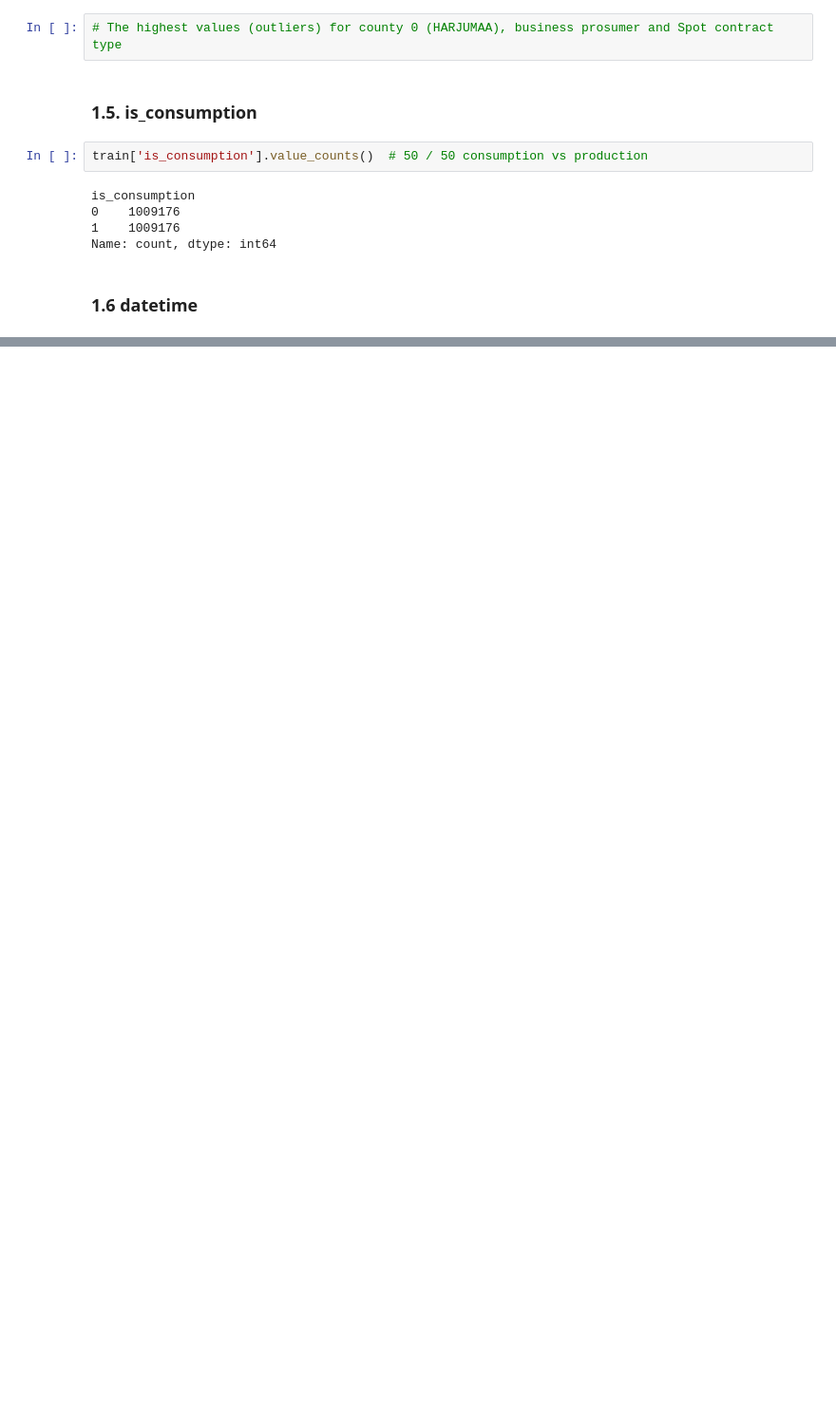
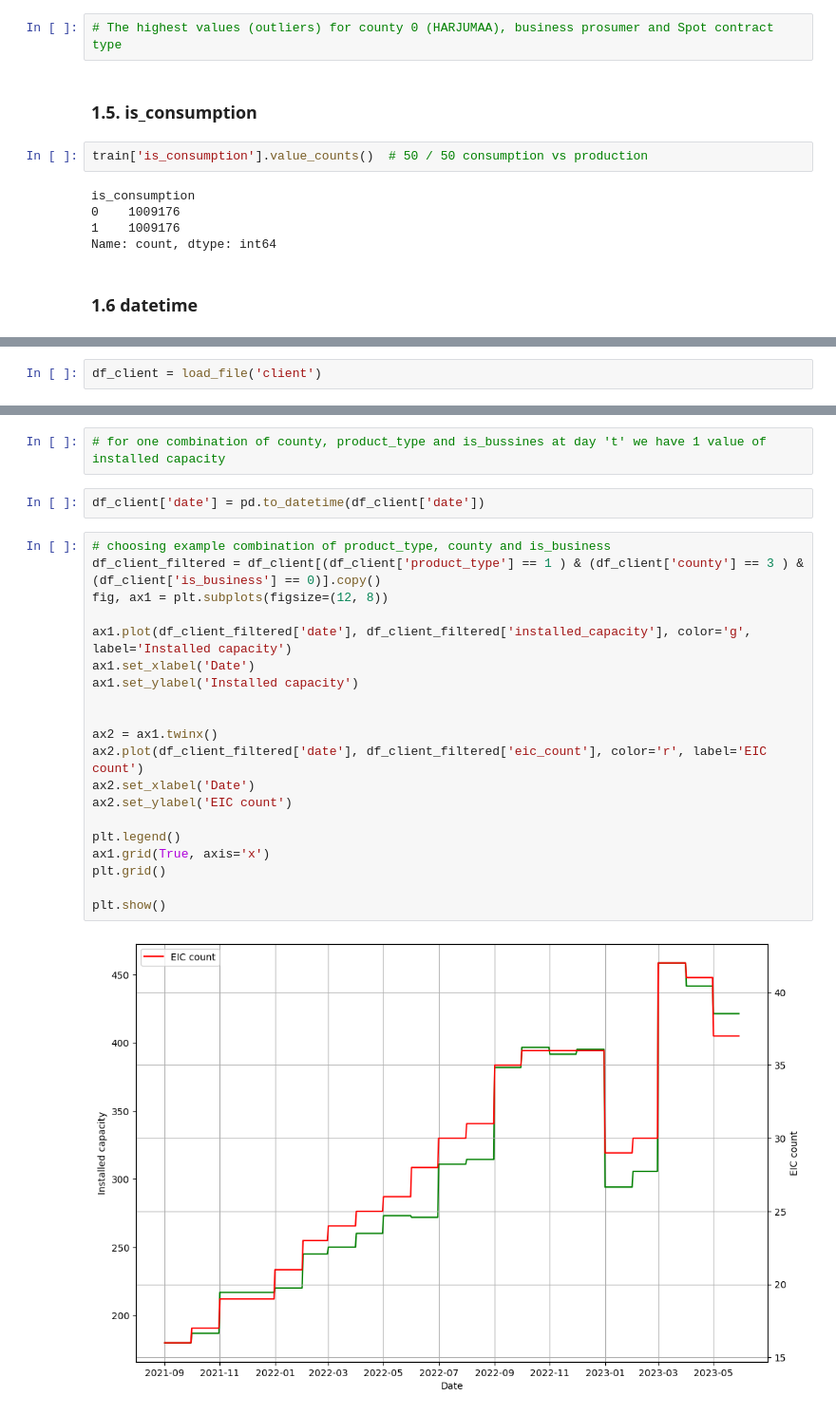
Before and after one commit to DWalicki95/energy_behavior_of_prosumers, a Jupyter notebook: notebooks/EDA.ipynb, the cells around one changed output, grey strips where cells are left out. Shown at 95% size. Saved outputs shown, nothing was run; the diff lists cells and outputs as text; blank space fills up the shorter version.

```diff
--- a/notebooks/EDA.ipynb
+++ b/notebooks/EDA.ipynb
@@ -265,0 +415,2 @@ Name: datetime, Length: 2018352, dtype: datetime64[ns, Europe/Tallinn]
+# %%
+df_client = load_file('client')
@@ -265,0 +457,26 @@ Name: datetime, Length: 2018352, dtype: datetime64[ns, Europe/Tallinn]
+# %%
+# for one combination of county, product_type and is_bussines at day 't' we have 1 value of installed capacity
+# %%
+df_client['date'] = pd.to_datetime(df_client['date'])
+# %%
+# choosing example combination of product_type, county and is_business
+df_client_filtered = df_client[(df_client['product_type'] == 1 ) & (df_client['county'] == 3 ) & (df_client['is_business'] == 0)].copy()
+fig, ax1 = plt.subplots(figsize=(12, 8))
+
+ax1.plot(df_client_filtered['date'], df_client_filtered['installed_capacity'], color='g', label='Installed capacity')
+ax1.set_xlabel('Date')
+ax1.set_ylabel('Installed capacity')
+
+
+ax2 = ax1.twinx()
+ax2.plot(df_client_filtered['date'], df_client_filtered['eic_count'], color='r', label='EIC count')
+ax2.set_xlabel('Date')
+ax2.set_ylabel('EIC count')
+
+plt.legend()
+ax1.grid(True, axis='x')
+plt.grid()
+
+plt.show()
+# %% [output]
+[figure, added]
```
Also changed, not shown: parts of 40 cells of this notebook.
